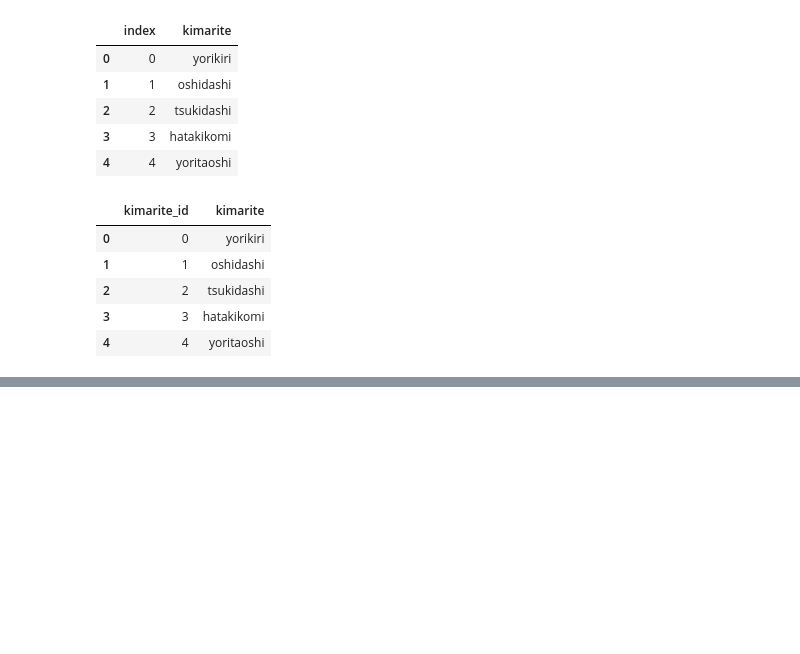
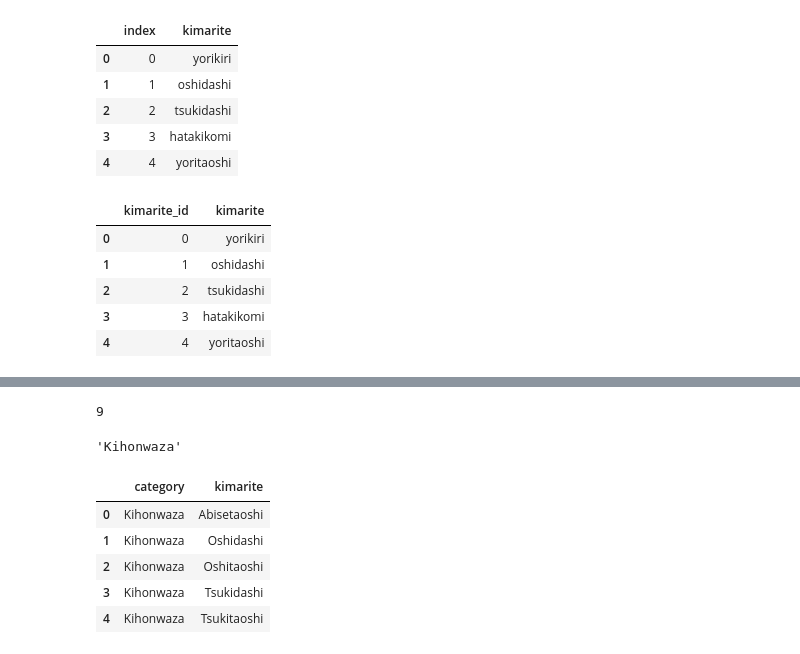
Before and after one commit to jackrapp/etl_sumo, a Jupyter notebook: kimarite_keys.ipynb, the cells around one changed output, grey strips where cells are left out. Cells and saved outputs as stored; diff of their text form; code cells hidden in the pictures; blank space fills up the shorter version.

Commit message:
kimarite scraping

```diff
--- a/kimarite_keys.ipynb
+++ b/kimarite_keys.ipynb
@@ -112,19 +78,0 @@ h3
-# %%
-# For loop
-next = heading.next_sibling.next_sibling
-row = 0
-
-# starting at row=0
-if next.name == 'h3':
-    # h3 append to kimarite['type']
-    kimarite['type'][row] = next.find(class_='mw-headline').text
-    next = next.next_sibling
-    # skip h3 paragraph desc
-    if next.name == 'p':
-        next = next.next_sibling
-    else next = next.next_sibling
-elif next.name == 'h2':
-    # If h2, append to kimarite['kimarite'], then append next sibling to kimarite['description']
-
-
-##### think about just looping through list of items pulled _tags_ to aviod weird next_sibling/comma/paragraph issues
@@ -178,0 +84,9 @@ while next.name != "h2":
+# %%
+# Pull table with top grouping
+categories = soup.select('li.toclevel-1')
+# %%
+# Find out number of categories
+# There are two categories that do not have any items, see also/external links part of wikipedia navigation
+len(categories)
+# %% [output]
+9
@@ -178,0 +97,25 @@ while next.name != "h2":
+# %%
+list[0].text
+# %% [output]
+'Kihonwaza'
+# %%
+counter = 0
+
+# For loop to put the info into dataframe
+for num in np.arange(0,7):
+    list = categories[num].find_all('i')
+    # Set category name variable on first row item
+    category = list[0].text
+    for row in list[1:]:
+        kimarite_desc.loc[counter,'category'] = category
+        kimarite_desc.loc[counter, 'kimarite'] = row.text
+        counter += 1
+# %%
+kimarite_desc.head()
+# %% [output]
+|  | category | kimarite |
+| 0 | Kihonwaza | Abisetaoshi |
+| 1 | Kihonwaza | Oshidashi |
+| 2 | Kihonwaza | Oshitaoshi |
+| 3 | Kihonwaza | Tsukidashi |
+| 4 | Kihonwaza | Tsukitaoshi |
```
Also changed, not shown: parts of 15 cells of this notebook.
